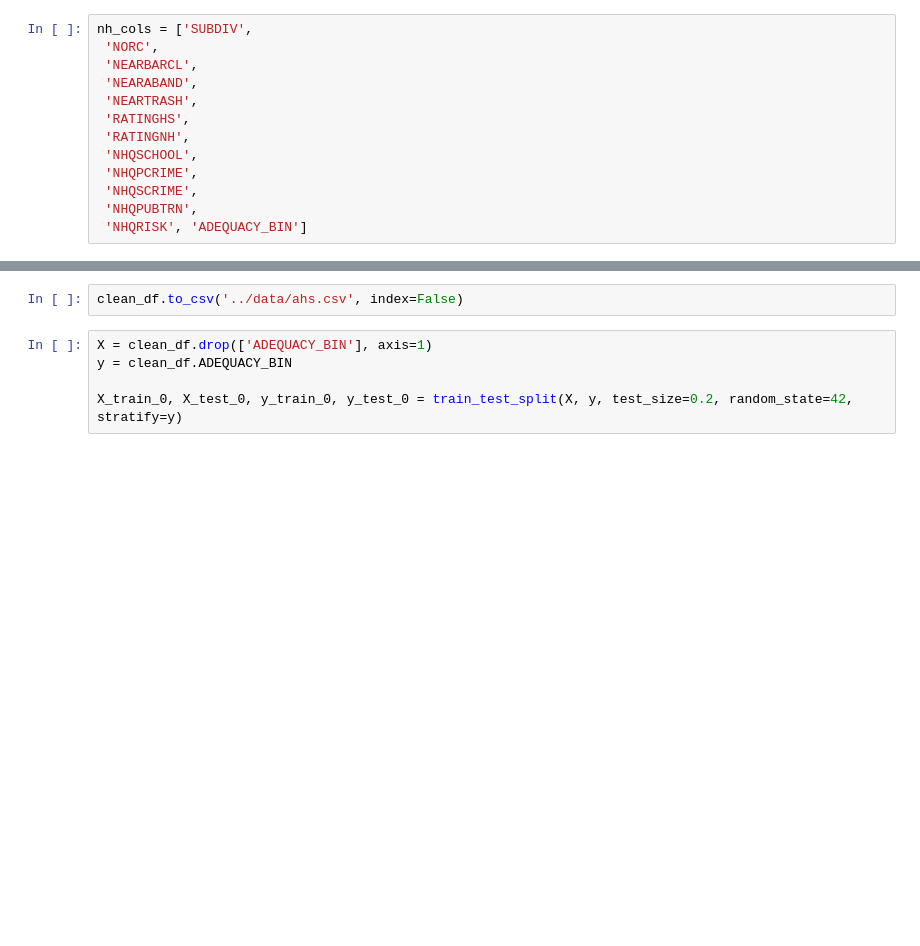
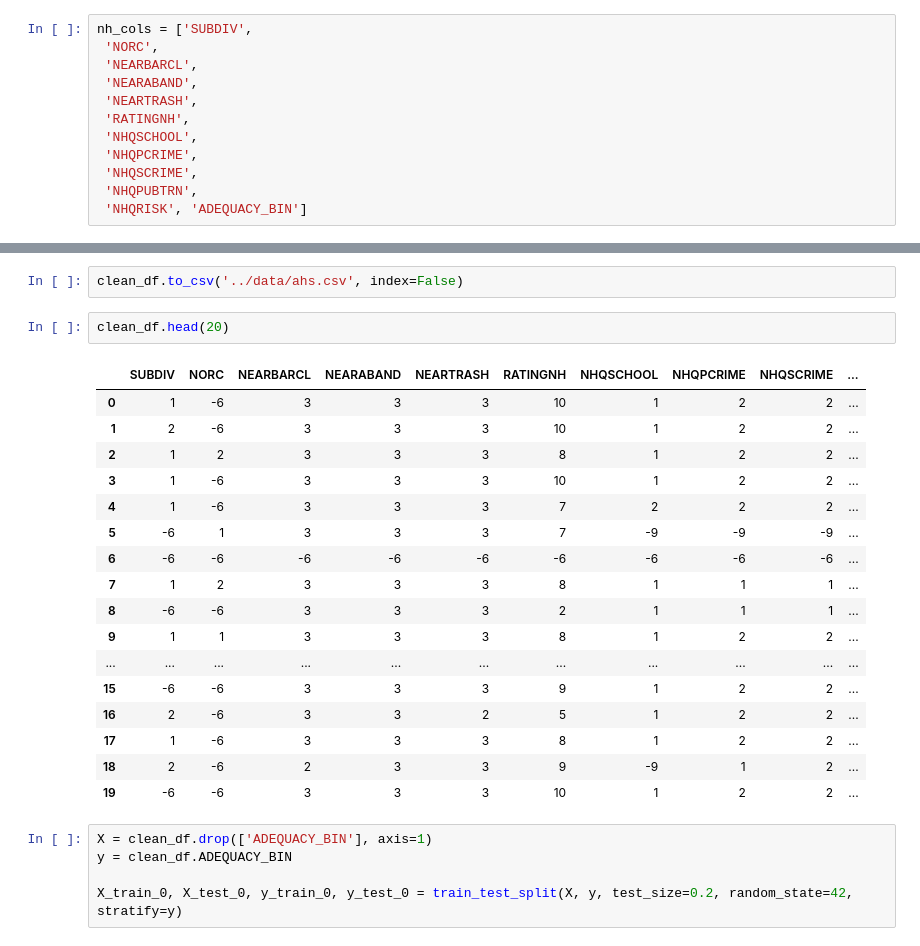
Before and after one commit to seoho926/us-housing-stock, a Jupyter notebook: notebooks/EDA.ipynb, the cells around one changed output, grey strips where cells are left out. Saved outputs shown, nothing was run; the diff lists cells and outputs as text; blank space fills up the shorter version.

```diff
--- a/notebooks/EDA.ipynb
+++ b/notebooks/EDA.ipynb
@@ -50,7 +50,6 @@ nh_cols = ['SUBDIV',
  'NEARBARCL',
  'NEARABAND',
  'NEARTRASH',
- 'RATINGHS',
  'RATINGNH',
  'NHQSCHOOL',
  'NHQPCRIME',
@@ -61,6 +60,26 @@ nh_cols = ['SUBDIV',
 clean_df = clean_df[nh_cols]
 # %%
 clean_df.to_csv('../data/ahs.csv', index=False)
+# %%
+clean_df.head(20)
+# %% [output]
+|  | SUBDIV | NORC | NEARBARCL | NEARABAND | NEARTRASH | RATINGNH | NHQSCHOOL | NHQPCRIME | NHQSCRIME | ... |
+| 0 | 1 | -6 | 3 | 3 | 3 | 10 | 1 | 2 | 2 | ... |
+| 1 | 2 | -6 | 3 | 3 | 3 | 10 | 1 | 2 | 2 | ... |
+| 2 | 1 | 2 | 3 | 3 | 3 | 8 | 1 | 2 | 2 | ... |
+| 3 | 1 | -6 | 3 | 3 | 3 | 10 | 1 | 2 | 2 | ... |
+| 4 | 1 | -6 | 3 | 3 | 3 | 7 | 2 | 2 | 2 | ... |
+| 5 | -6 | 1 | 3 | 3 | 3 | 7 | -9 | -9 | -9 | ... |
+| 6 | -6 | -6 | -6 | -6 | -6 | -6 | -6 | -6 | -6 | ... |
+| 7 | 1 | 2 | 3 | 3 | 3 | 8 | 1 | 1 | 1 | ... |
+| 8 | -6 | -6 | 3 | 3 | 3 | 2 | 1 | 1 | 1 | ... |
+| 9 | 1 | 1 | 3 | 3 | 3 | 8 | 1 | 2 | 2 | ... |
+| ... | ... | ... | ... | ... | ... | ... | ... | ... | ... | ... |
+| 15 | -6 | -6 | 3 | 3 | 3 | 9 | 1 | 2 | 2 | ... |
+| 16 | 2 | -6 | 3 | 3 | 2 | 5 | 1 | 2 | 2 | ... |
+| 17 | 1 | -6 | 3 | 3 | 3 | 8 | 1 | 2 | 2 | ... |
+| 18 | 2 | -6 | 2 | 3 | 3 | 9 | -9 | 1 | 2 | ... |
+| 19 | -6 | -6 | 3 | 3 | 3 | 10 | 1 | 2 | 2 | ... |
 # %%
 X = clean_df.drop(['ADEQUACY_BIN'], axis=1)
 y = clean_df.ADEQUACY_BIN
```
Also changed, not shown: 1 other file.
